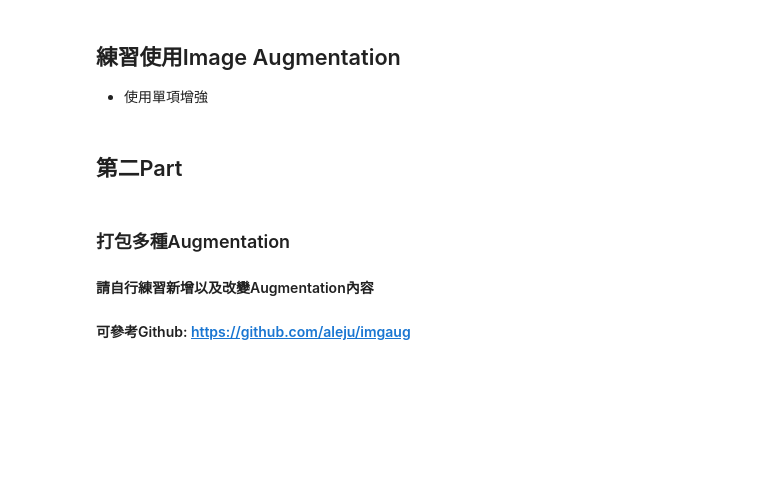
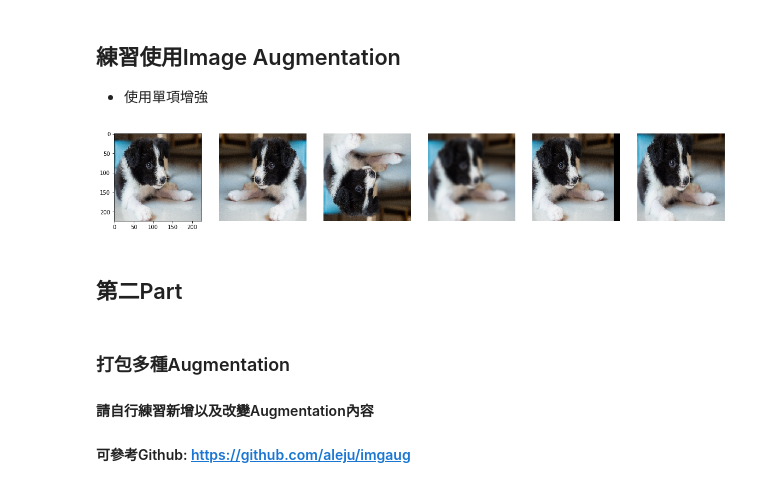
Before and after one commit to andyhu00/1st-DL-CVMarathon, a Jupyter notebook: homework/Day016_Image Augmentation_HW.ipynb, the cells around one changed output. Saved outputs shown, nothing was run; the diff lists cells and outputs as text; code cells hidden in the pictures; blank space fills up the shorter version.

Commit message:
Day016 homework
Day016_Image Augmentation_HW.ipynb

```diff
--- a/homework/Day016_Image Augmentation_HW.ipynb
+++ b/homework/Day016_Image Augmentation_HW.ipynb
@@ -164,43 +193,50 @@ result  # input class is dog, and result get the probability  is dog
 ## 練習使用Image Augmentation
 - 使用單項增強
 # %%
+# 使用 imgaug 方式, 產生 augmentation
 from imgaug import augmenters as iaa
 import matplotlib.pyplot as plt
 import numpy as np
 import cv2
 
-img = cv2.imread('Tano.JPG')
-img = cv2.resize(img, (224,224))##改變圖片尺寸
-img = cv2.cvtColor(img, cv2.COLOR_BGR2RGB) #Cv2讀進來是BGR，轉成RGB
-img_origin=img.copy()
-img= np.array(img, dtype=np.float32)
+img = cv2.imread('img/Tano.JPG')
+img = cv2.resize(img, (224,224)) # resize img to (224, 224)
+img = cv2.cvtColor(img, cv2.COLOR_BGR2RGB) # cv2 original is BGR，convert to RGB
+img_origin = img.copy() # img_origin is RGB (224,224,3)
+img = np.array(img, dtype=np.float32) # img is (224,224,3)
 
-images = np.random.randint(0, 255, (5, 224, 224, 3), dtype=np.uint8)##創造一個array size==(5, 224, 224, 3)
+# np.random.randint(low value, high value, size, dtype)
+images = np.random.randint(0, 255, (5, 224, 224, 3), dtype=np.uint8) # 創造一個5個樣本的 4D array,size=(5, 224, 224, 3)
 
-flipper = iaa.Fliplr(1.0) #水平翻轉機率==1.0
+flipper = iaa.Fliplr(1.0) # horizontal flip probability=1.0
 images[0] = flipper.augment_image(img)
 
-vflipper = iaa.Flipud('''填入''') #垂直翻轉機率40%
+vflipper = iaa.Flipud(0.4) # # vertical flip probability=0.4
 images[1] = vflipper.augment_image(img)
 
 blurer = iaa.GaussianBlur(3.0)
-images[2] = blurer.augment_image(img) # 高斯模糊圖像( sigma of 3.0)
+images[2] = blurer.augment_image(img) # GaussianBlur (sigma of 3.0)
 
-translater = iaa.Affine(translate_px={"x": -16}) #向左橫移16個像素
+translater = iaa.Affine(translate_px={"x": -16}) # left shift 16 pixel,
 images[3] = translater.augment_image(img)
 
-scaler = iaa.Affine(scale={"y":'''填入'''}) # 縮放照片，區間(0.8-1.2倍)
+scaler = iaa.Affine(scale={"y":(0.8, 1.2)}) # y axis scale rnge is 0.8 ~ 1.2
 images[4] = scaler.augment_image(img)
+# print(images.shape)  # (5, 224, 224, 3)
 
+# image show
 i=1
 plt.figure(figsize=(20,20))
 for image in images:
     plt.subplot(1, 6, 1)
-    plt.imshow(img_origin.astype(np.uint8))
-    plt.subplot(1, 6, i+1)
+    plt.imshow(img_origin.astype(np.uint8))  # image 1 : original image (RGB)
+
+    plt.subplot(1, 6, i+1)  # image 2~6
     plt.imshow(image.astype(np.uint8))
     plt.axis('off')
     i+=1
+# %% [output]
+[figure, added]
 # %% [markdown]
 ## 第二Part
 # %% [markdown]
```
Also changed, not shown: parts of 7 cells of this notebook.
